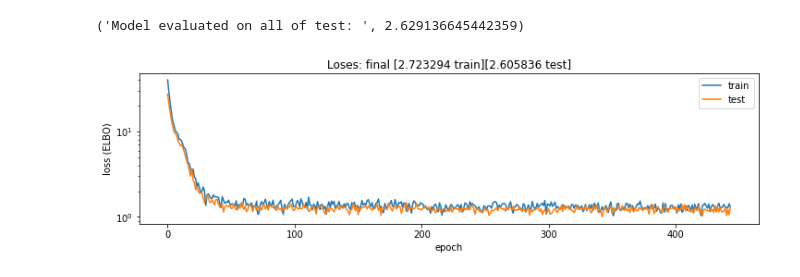
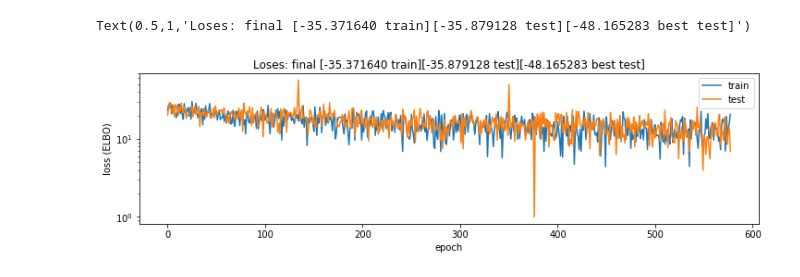
Before and after one commit to gizatt/scene_generation, a Jupyter notebook: notebooks/planar_tabletop/20190314_MBT_Context_Model_Lines.ipynb, the cells around one changed output. Drawn from its saved outputs; the diff is of its cells as text; code cells hidden in the pictures.

```diff
--- a/notebooks/planar_tabletop/20190314_MBT_Context_Model_Lines.ipynb
+++ b/notebooks/planar_tabletop/20190314_MBT_Context_Model_Lines.ipynb
@@ -117,0 +188,14 @@ print "Done"
+# %%
+# Load model
+pyro.clear_param_store()
+model = MultiObjectMultiClassModelWithContext(scenes_dataset, use_projection=True)
+pyro.get_param_store().load("best_on_test_save.pyro")
+
+optim = pyro.optim.Adam({'lr': 0.01, 'betas': [0.9, 0.99]})
+elbo = Trace_ELBO(max_plate_nesting=1)
+svi = SVI(model.model, model.guide, optim, loss=elbo)
+print("Loaded model evaluated on all of test: ",
+      svi.evaluate_loss(data_test) / data_test.batch_size)
+
+print(model.class_flows[1][4].arn)
+pyro.param("class_1_flow_4$$$arn.layers.0.bias")
@@ -120,20 +230,27 @@ cycles_since_improvement = 0
 scheduler = pyro.optim.StepLR(
     {"optimizer": torch.optim.Adam,
      "optim_args": {'lr': 0.0001, 'betas': [0.9, 0.99]},
-      "step_size": 50,
+      "step_size": 500,
       "gamma": 0.1
     })
 elbo = Trace_ELBO(max_plate_nesting=1)
 svi = SVI(model.model, model.guide, scheduler, loss=elbo)
+
+losses = []
+losses_test = []
+best_on_test_loss = 0
+best_test_loss = np.infty
+cycles_since_improvement = 0
+
 for i in range(2000):
     start_time = time.time()
-    loss = svi.step(data, subsample_size=100) / data.batch_size
+    loss = svi.step(data, subsample_size=20) / data.batch_size
     losses.append(loss)
-    writer.add_scalar('loss', loss, i)
+#    writer.add_scalar('loss', loss, i)
 
-    loss_test = svi.evaluate_loss(data_test, subsample_size=100) / data_test.batch_size
+    loss_test = svi.evaluate_loss(data_test, subsample_size=20) / data_test.batch_size
     losses_test.append(loss_test)
-    writer.add_scalar('loss_test', loss_test, i)
+#    writer.add_scalar('loss_test', loss_test, i)
 
     if loss_test < best_test_loss:
         best_on_test_loss = pyro.get_param_store().get_state()
@@ -148,6 +265,6 @@ for i in range(2000):
     #for p in interesting_params:
     #    write_np_array(writer, p, snapshots[p][-1], i)
     end_time = time.time()
-    if (i % 10 == 0):
+    if (i % 1 == 0):
         print("Iter: %d, Loss: %f, Loss_test: %f, Best test loss: %f, Time per step: %f" % (
             i, loss, loss_test, best_test_loss, end_time - start_time))
@@ -154,18 +289,18 @@ for i in range(2000):
 # %%
 plt.figure().set_size_inches(12, 3)
 offset = min(np.min(losses), np.min(losses_test))
 plt.plot(losses - offset + 1., label="train")
 plt.plot(losses_test - offset + 1., label="test")
 plt.semilogy()
 plt.legend()
 plt.xlabel("epoch")
 plt.ylabel("loss (ELBO)")
-plt.title("Loses: final [%f train][%f test]" % (np.mean(losses[-20:]), np.mean(losses_test[-20:])))
-print("Model evaluated on all of test: ",
-      svi.evaluate_loss(data_test) / data_test.batch_size)
+plt.title("Loses: final [%f train][%f test][%f best test]" % (np.mean(losses[-20:]), np.mean(losses_test[-20:]), best_test_loss))
+#print("Model evaluated on all of test: ",
+#      svi.evaluate_loss(data_test) / data_test.batch_size)
 # %% [output]
-('Model evaluated on all of test: ', 2.629136645442359)
+Text(0.5,1,'Loses: final [-35.371640 train][-35.879128 test][-48.165283 best test]')
-[figure, old version]
+[figure, new version]
 # %%
 # Save model
 pre_param_settings = {}
```
Also changed, not shown: parts of 12 cells of this notebook, 1 other file.
